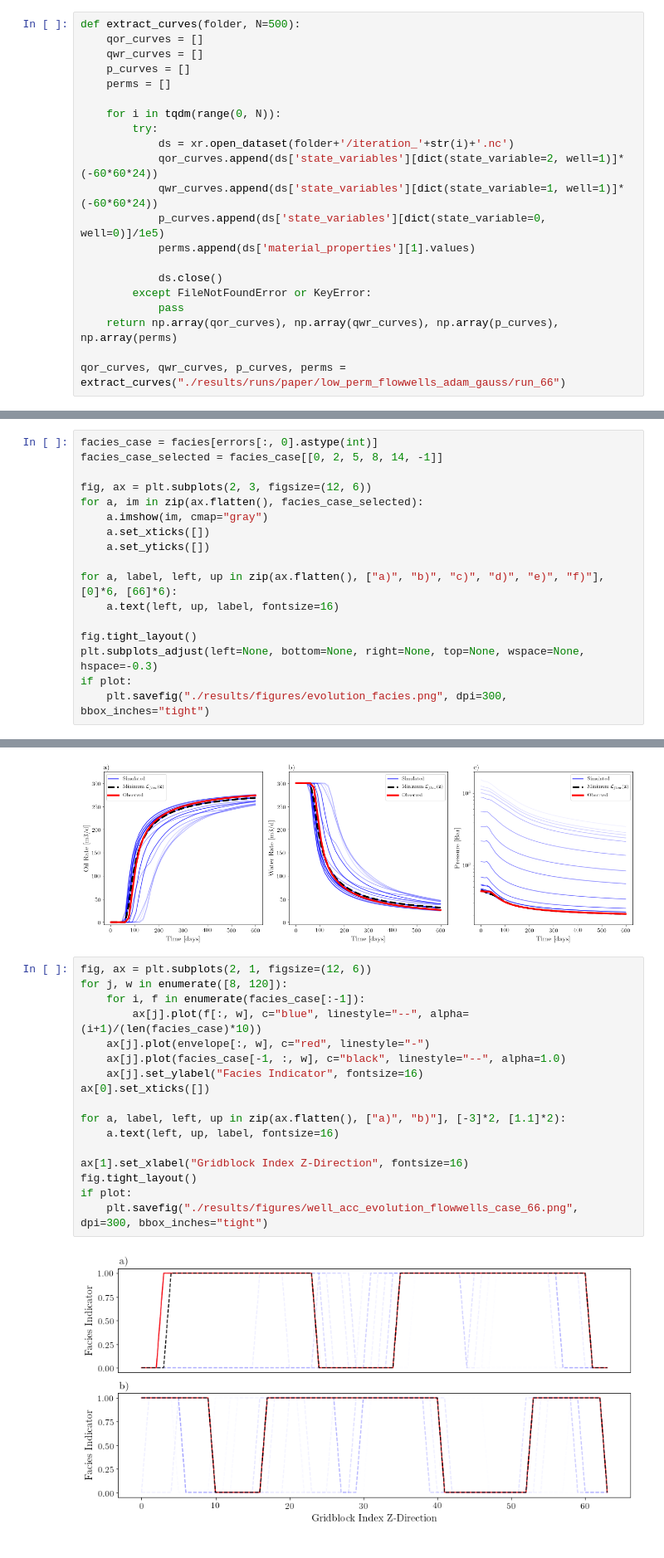
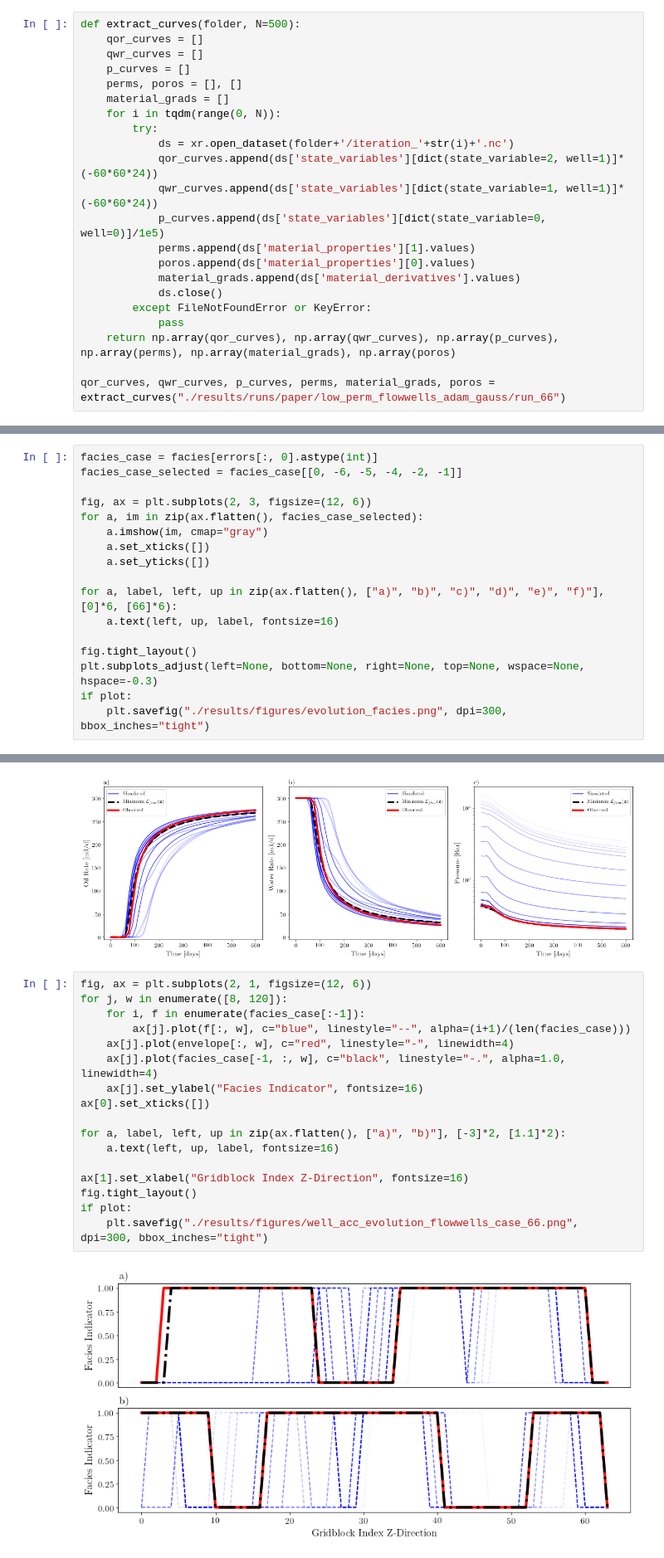
Before and after one commit to LukasMosser/DeepFlow, a Jupyter notebook: results/Evolution of Example Graph.ipynb, the cells around one changed output, grey strips where cells are left out. Shown at 83% size. Saved outputs shown, nothing was run; the diff lists cells and outputs as text.

```diff
--- a/results/Evolution of Example Graph.ipynb
+++ b/results/Evolution of Example Graph.ipynb
@@ -41,8 +41,8 @@ def extract_curves(folder, N=500):
     qor_curves = []
     qwr_curves = []
     p_curves = []
-    perms = []
-
+    perms, poros = [], []
+    material_grads = []
     for i in tqdm(range(0, N)):
         try:
             ds = xr.open_dataset(folder+'/iteration_'+str(i)+'.nc')
@@ -50,13 +50,14 @@ def extract_curves(folder, N=500):
             qwr_curves.append(ds['state_variables'][dict(state_variable=1, well=1)]*(-60*60*24))
             p_curves.append(ds['state_variables'][dict(state_variable=0, well=0)]/1e5)
             perms.append(ds['material_properties'][1].values)
-
+            poros.append(ds['material_properties'][0].values)
+            material_grads.append(ds['material_derivatives'].values)
             ds.close()
         except FileNotFoundError or KeyError:
             pass
-    return np.array(qor_curves), np.array(qwr_curves), np.array(p_curves), np.array(perms)
+    return np.array(qor_curves), np.array(qwr_curves), np.array(p_curves), np.array(perms), np.array(material_grads), np.array(poros)
 
-qor_curves, qwr_curves, p_curves, perms = extract_curves("./results/runs/paper/low_perm_flowwells_adam_gauss/run_66")
+qor_curves, qwr_curves, p_curves, perms, material_grads, poros = extract_curves("./results/runs/paper/low_perm_flowwells_adam_gauss/run_66")
 # %% [output]
 [interactive output not drawn]
 # %%
@@ -135,7 +136,7 @@ print(len(curves_case))
 17
 # %%
 facies_case = facies[errors[:, 0].astype(int)]
-facies_case_selected = facies_case[[0, 2, 5, 8, 14, -1]]
+facies_case_selected = facies_case[[0, -6, -5, -4, -2, -1]]
 
 fig, ax = plt.subplots(2, 3, figsize=(12, 6))
 for a, im in zip(ax.flatten(), facies_case_selected):
@@ -194,22 +195,22 @@ if plot:
 # %%
 fig, ax = plt.subplots(2, 1, figsize=(12, 6))
 for j, w in enumerate([8, 120]):
     for i, f in enumerate(facies_case[:-1]):
-        ax[j].plot(f[:, w], c="blue", linestyle="--", alpha=(i+1)/(len(facies_case)*10))
-    ax[j].plot(envelope[:, w], c="red", linestyle="-")
-    ax[j].plot(facies_case[-1, :, w], c="black", linestyle="--", alpha=1.0)
+        ax[j].plot(f[:, w], c="blue", linestyle="--", alpha=(i+1)/(len(facies_case)))
+    ax[j].plot(envelope[:, w], c="red", linestyle="-", linewidth=4)
+    ax[j].plot(facies_case[-1, :, w], c="black", linestyle="-.", alpha=1.0, linewidth=4)
     ax[j].set_ylabel("Facies Indicator", fontsize=16)
 ax[0].set_xticks([])
 
 for a, label, left, up in zip(ax.flatten(), ["a)", "b)"], [-3]*2, [1.1]*2):
     a.text(left, up, label, fontsize=16)
 
 ax[1].set_xlabel("Gridblock Index Z-Direction", fontsize=16)
 fig.tight_layout()
 if plot:
     plt.savefig("./results/figures/well_acc_evolution_flowwells_case_66.png", dpi=300, bbox_inches="tight")
 # %% [output]
-[figure, old version]
+[figure, new version]
 # %%
 fig, ax = plt.subplots(1, 1, figsize=(6*2, 6))
 h1 = ax.plot(misfits_case[:, 0], color="black", linewidth=0.5, label=r"Flow Loss $\mathcal{L}_{flow}(\mathbf{z})$")
```
Also changed, not shown: parts of 7 cells of this notebook, 10 other files.
